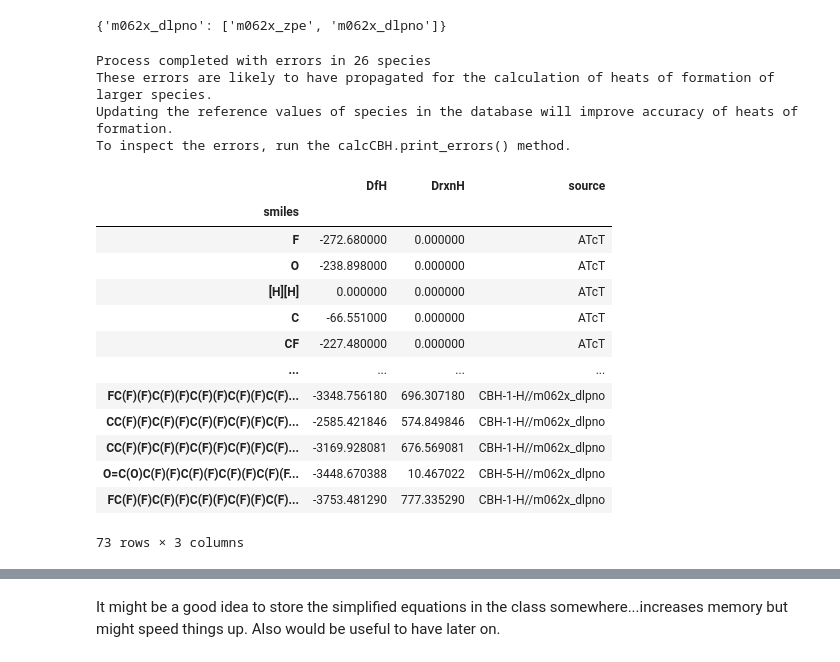
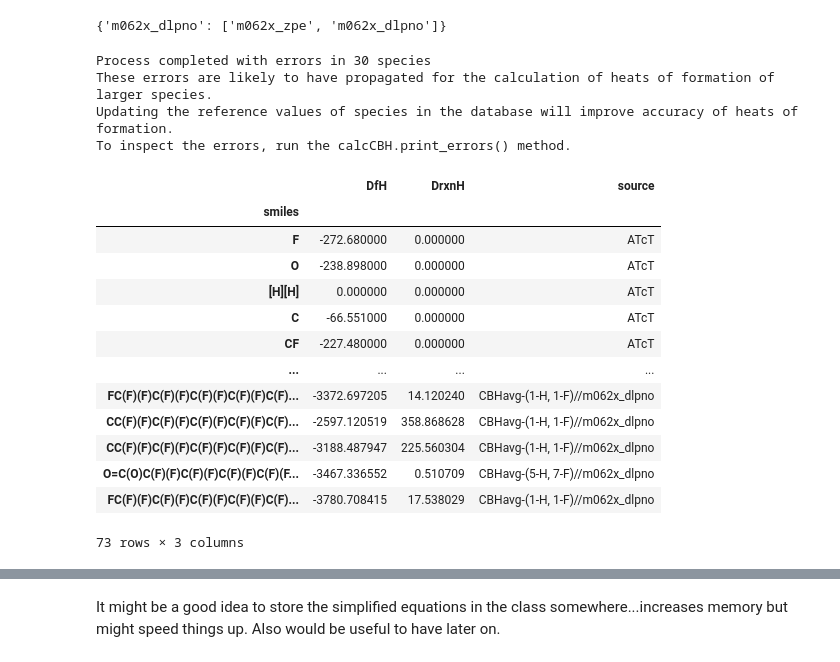
Before and after one commit to franklingoldsmith/autocbh, a Jupyter notebook: examples/autoCBH Tutorial.ipynb, the cells around one changed output, grey strips where cells are left out. Saved outputs shown, nothing was run; the diff lists cells and outputs as text; code cells hidden in the pictures.

```diff
--- a/examples/autoCBH Tutorial.ipynb
+++ b/examples/autoCBH Tutorial.ipynb
@@ -409,26 +426,27 @@ c.methods_keys_dict
 # %% [output]
 {'m062x_dlpno': ['m062x_zpe', 'm062x_dlpno']}
 # %%
-c.calc_Hf(saturate=[1], # only use CBH-H
+c.calc_Hf(saturate=[1, 9], # only use CBH-H
           max_rung= None, # can choose a maximum rung, otherwise will do highest possible
           alt_rxn_option=None,
+          priority='rel_coeff',
           surface_smiles=None)
 # %% [output]
-Process completed with errors in 26 species
+Process completed with errors in 30 species
 These errors are likely to have propagated for the calculation of heats of formation of larger species.
 Updating the reference values of species in the database will improve accuracy of heats of formation.
 To inspect the errors, run the calcCBH.print_errors() method.
 |  | DfH | DrxnH | source |
 | smiles |  |  |  |
 | F | -272.680000 | 0.000000 | ATcT |
 | O | -238.898000 | 0.000000 | ATcT |
 | [H][H] | 0.000000 | 0.000000 | ATcT |
 | C | -66.551000 | 0.000000 | ATcT |
 | CF | -227.480000 | 0.000000 | ATcT |
 | ... | ... | ... | ... |
-| FC(F)(F)C(F)(F)C(F)(F)C(F)(F)C(F)... | -3348.756180 | 696.307180 | CBH-1-H//m062x_dlpno |
-| CC(F)(F)C(F)(F)C(F)(F)C(F)(F)C(F)... | -2585.421846 | 574.849846 | CBH-1-H//m062x_dlpno |
-| CC(F)(F)C(F)(F)C(F)(F)C(F)(F)C(F)... | -3169.928081 | 676.569081 | CBH-1-H//m062x_dlpno |
-| O=C(O)C(F)(F)C(F)(F)C(F)(F)C(F)(F... | -3448.670388 | 10.467022 | CBH-5-H//m062x_dlpno |
-| FC(F)(F)C(F)(F)C(F)(F)C(F)(F)C(F)... | -3753.481290 | 777.335290 | CBH-1-H//m062x_dlpno |
+| FC(F)(F)C(F)(F)C(F)(F)C(F)(F)C(F)... | -3372.697205 | 14.120240 | CBHavg-(1-H, 1-F)//m062x_dlpno |
+| CC(F)(F)C(F)(F)C(F)(F)C(F)(F)C(F)... | -2597.120519 | 358.868628 | CBHavg-(1-H, 1-F)//m062x_dlpno |
+| CC(F)(F)C(F)(F)C(F)(F)C(F)(F)C(F)... | -3188.487947 | 225.560304 | CBHavg-(1-H, 1-F)//m062x_dlpno |
+| O=C(O)C(F)(F)C(F)(F)C(F)(F)C(F)(F... | -3467.336552 | 0.510709 | CBHavg-(5-H, 7-F)//m062x_dlpno |
+| FC(F)(F)C(F)(F)C(F)(F)C(F)(F)C(F)... | -3780.708415 | 17.538029 | CBHavg-(1-H, 1-F)//m062x_dlpno |
 73 rows × 3 columns
```
Also changed, not shown: parts of 17 cells of this notebook, 2 other files.
